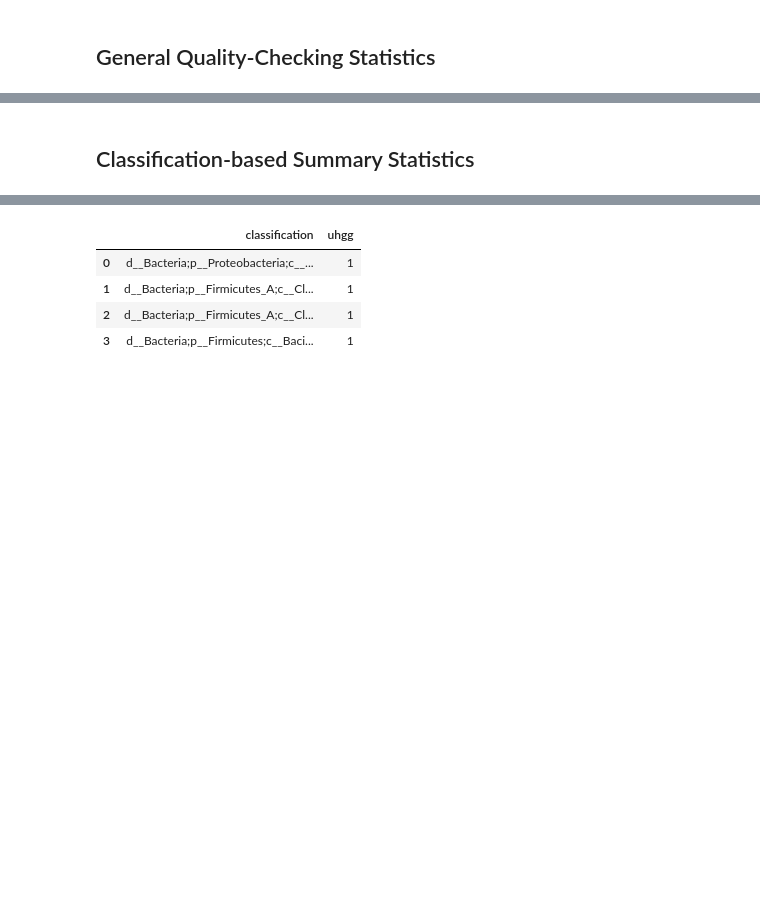
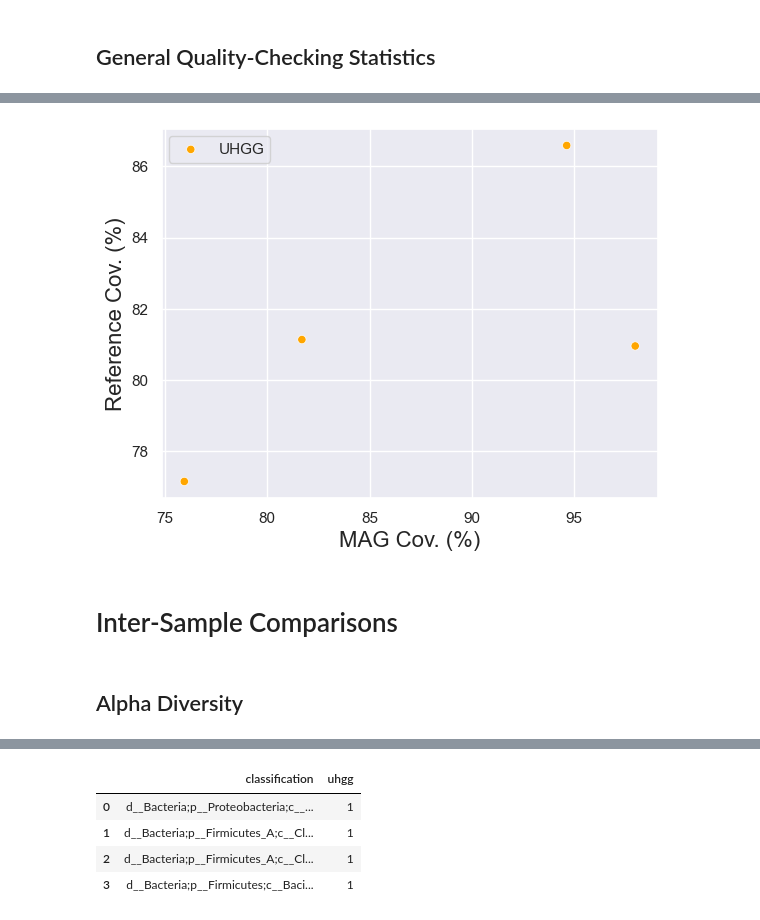
Before and after one commit to Meta-CAMP/camp_mag-qc, a Jupyter notebook: Dataviz.ipynb, the cells around one changed output, grey strips where cells are left out. Saved outputs shown, nothing was run; the diff lists cells and outputs as text; code cells hidden in the pictures; blank space fills up the shorter version.

```diff
--- a/Dataviz.ipynb
+++ b/Dataviz.ipynb
@@ -144,0 +165,7 @@ fig.savefig(join(out_dir, 'summary_statistics.svg'), dpi = 1000, bbox_inches = '
+# %%
+# Filter each of the dataframes down to only the MAGs that were classified at the species level
+species_only_lst = []
+for df in stats_df_lst:
+    species_only_lst.append(df[df['species'].str.strip().ne('')])
+
+species_df = pd.concat(species_only_lst)
@@ -149,8 +193,13 @@ num_cols = len(samples_ordered)
 # %%
-def coverage_dot_plot(df):
-    p = sns.scatterplot(data = df, x = 'ref_cov', y = 'bin_cov', hue = 'sample_name', palette = samples_colours)
-    p.set_xlabel('Reference Cov.', size = 16)
-    p.set_ylabel('MAG Cov.', size = 16)
-    p.legend(labels = samples_labeled)
+def dot_plot(df, x_param, y_param, x_label, y_label, a):
+    p = sns.regplot(data = df, x = x_param, y = y_param, ax = a)
+    p.set_xlabel(x_label, size = 16)
+    p.set_ylabel(y_label, size = 16)
+    # Pearson correlation with SciPy:
+    corr = pearsonr(df[x_param], df[y_param])
+    corr = [np.round(c, 2) for c in corr]
+    text = 'r = %s' % (corr[0])
+    axs[row,col].text(0.8, 0.05, text, transform=a.transAxes, size=12)
+    print(text)
     return p
 # %%
@@ -161,0 +226,11 @@ p.get_figure().savefig(join(out_dir, 'mag_ref_cov.svg'), dpi = 1000, bbox_inches
+# %%
+def coverage_dot_plot(df):
+    p = sns.scatterplot(data = df, x = 'bin_cov', y = 'ref_cov', hue = 'sample_name', palette = samples_colours)
+    p.set_xlabel('MAG Cov. (%)', size = 16)
+    p.set_ylabel('Reference Cov. (%)', size = 16)
+    p.legend(labels = samples_labeled)
+    return p
+# %%
+p = coverage_dot_plot(species_df)
+# %% [output]
+[figure, added]
@@ -162,2 +239,4 @@ p.get_figure().savefig(join(out_dir, 'mag_ref_cov.svg'), dpi = 1000, bbox_inches
 # %% [markdown]
-## Classification-based Summary Statistics
+# Inter-Sample Comparisons
+# %% [markdown]
+## Alpha Diversity
```
Also changed, not shown: parts of 37 cells of this notebook, 13 other files.
